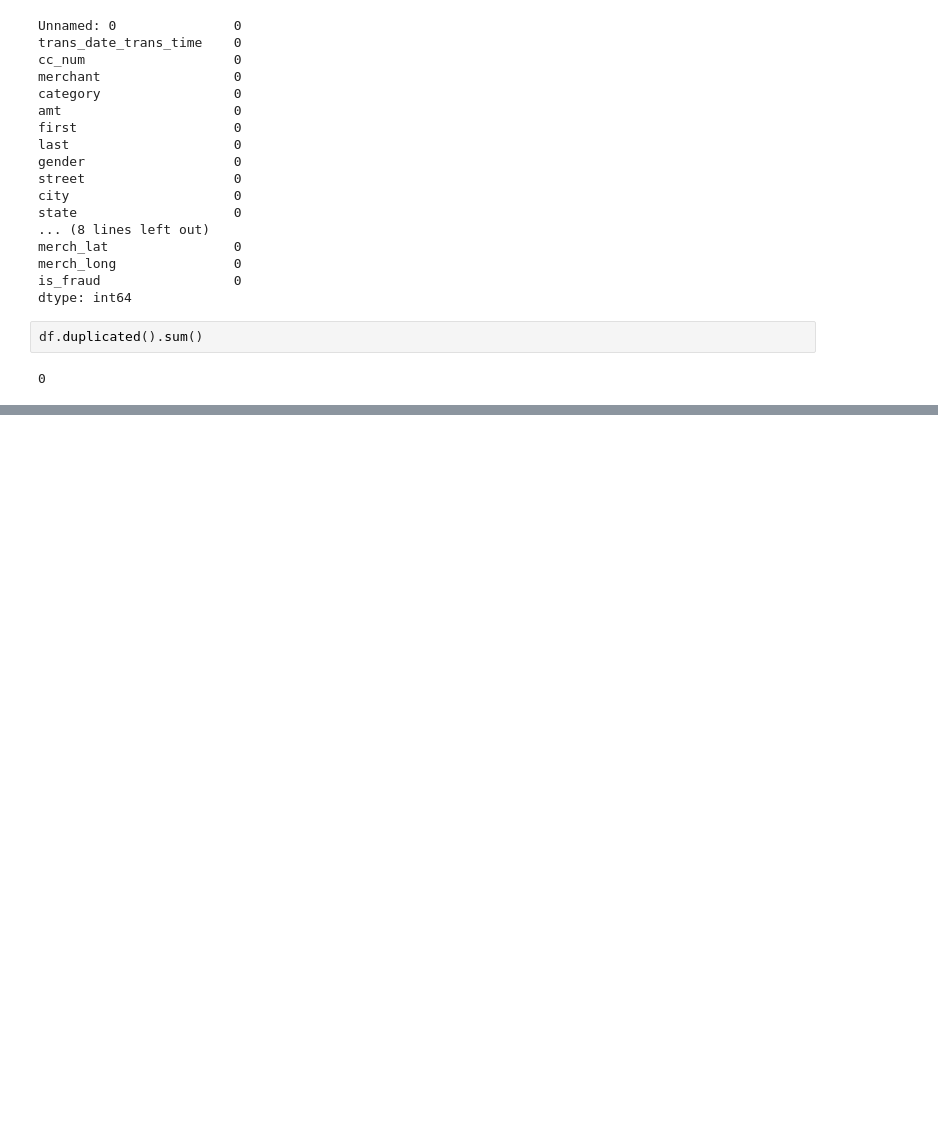
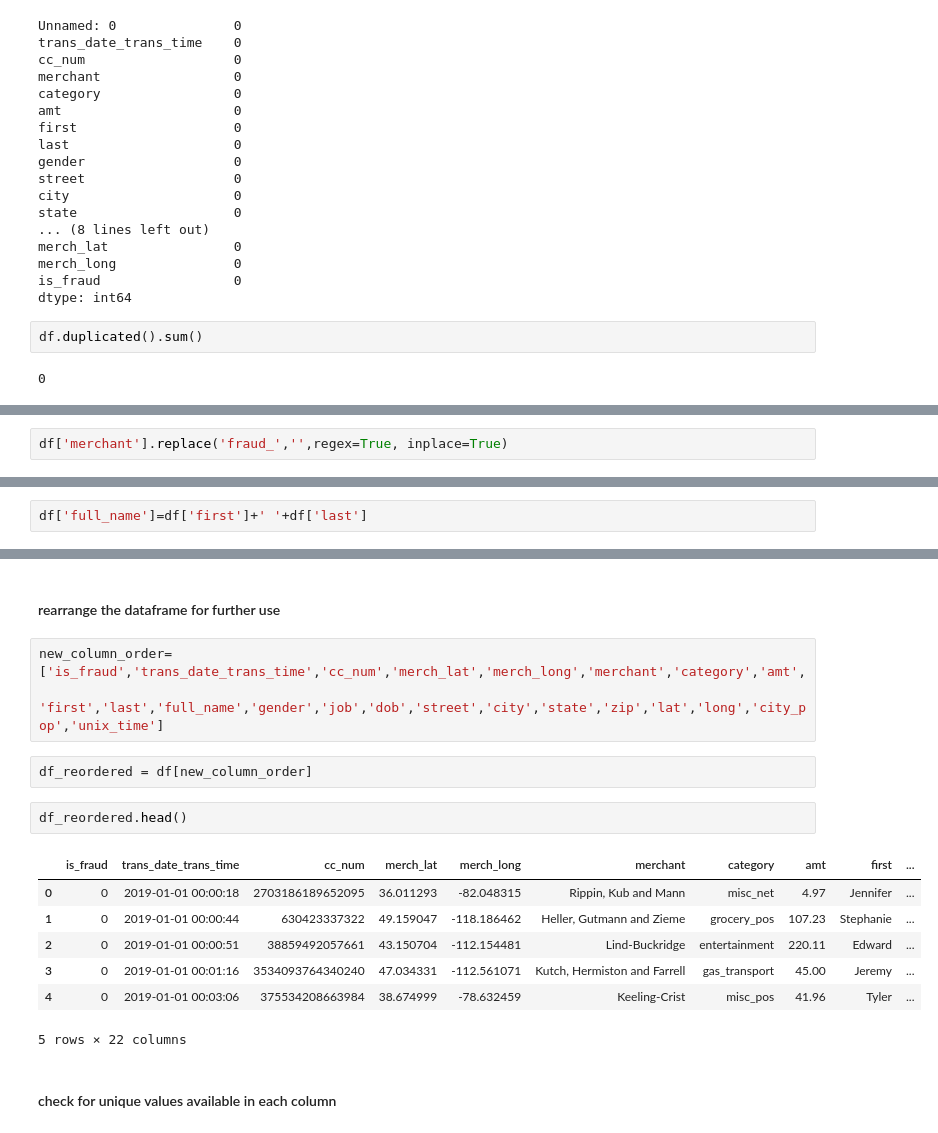
Before and after one commit to josie52123/credit_card_fraud_detection, a Jupyter notebook: EDA.ipynb, the cells around one changed output, grey strips where cells are left out. Saved outputs shown, nothing was run; the diff lists cells and outputs as text; blank space fills up the shorter version.

```diff
--- a/EDA.ipynb
+++ b/EDA.ipynb
@@ -73,0 +121,2 @@ df.duplicated().sum()
+# %%
+df['merchant'].replace('fraud_','',regex=True, inplace=True)
@@ -73,0 +133,2 @@ df.duplicated().sum()
+# %%
+df['full_name']=df['first']+' '+df['last']
@@ -73,0 +155,19 @@ df.duplicated().sum()
+# %% [markdown]
+#### rearrange the dataframe for further use
+# %%
+new_column_order=['is_fraud','trans_date_trans_time','cc_num','merch_lat','merch_long','merchant','category','amt',
+                  'first','last','full_name','gender','job','dob','street','city','state','zip','lat','long','city_pop','unix_time']
+# %%
+df_reordered = df[new_column_order]
+# %%
+df_reordered.head()
+# %% [output]
+|  | is_fraud | trans_date_trans_time | cc_num | merch_lat | merch_long | merchant | category | amt | first | ... |
+| 0 | 0 | 2019-01-01 00:00:18 | 2703186189652095 | 36.011293 | -82.048315 | Rippin, Kub and Mann | misc_net | 4.97 | Jennifer | ... |
+| 1 | 0 | 2019-01-01 00:00:44 | 630423337322 | 49.159047 | -118.186462 | Heller, Gutmann and Zieme | grocery_pos | 107.23 | Stephanie | ... |
+| 2 | 0 | 2019-01-01 00:00:51 | 38859492057661 | 43.150704 | -112.154481 | Lind-Buckridge | entertainment | 220.11 | Edward | ... |
+| 3 | 0 | 2019-01-01 00:01:16 | 3534093764340240 | 47.034331 | -112.561071 | Kutch, Hermiston and Farrell | gas_transport | 45.00 | Jeremy | ... |
+| 4 | 0 | 2019-01-01 00:03:06 | 375534208663984 | 38.674999 | -78.632459 | Keeling-Crist | misc_pos | 41.96 | Tyler | ... |
+5 rows × 22 columns
+# %% [markdown]
+#### check for unique values available in each column
```
Also changed, not shown: parts of 17 cells of this notebook.
